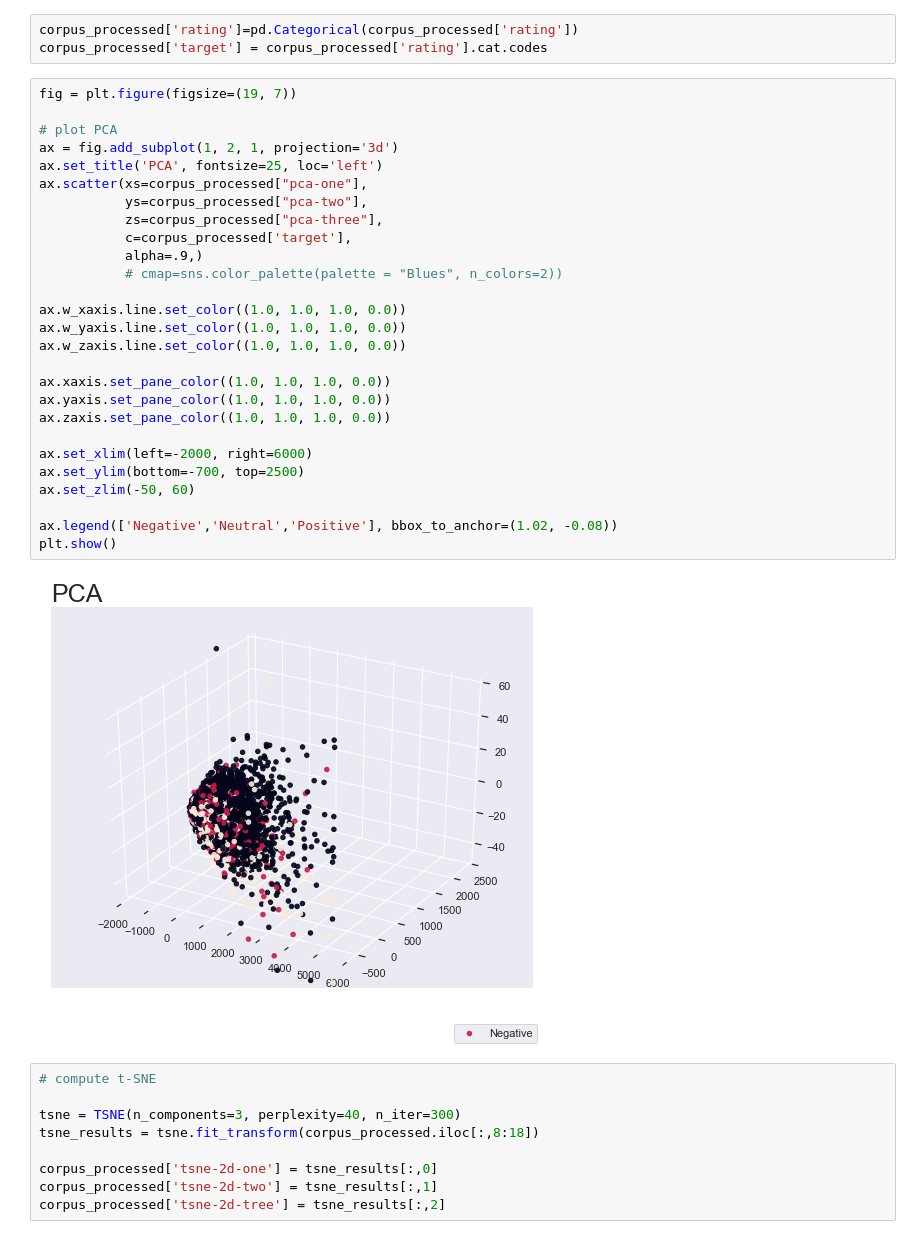
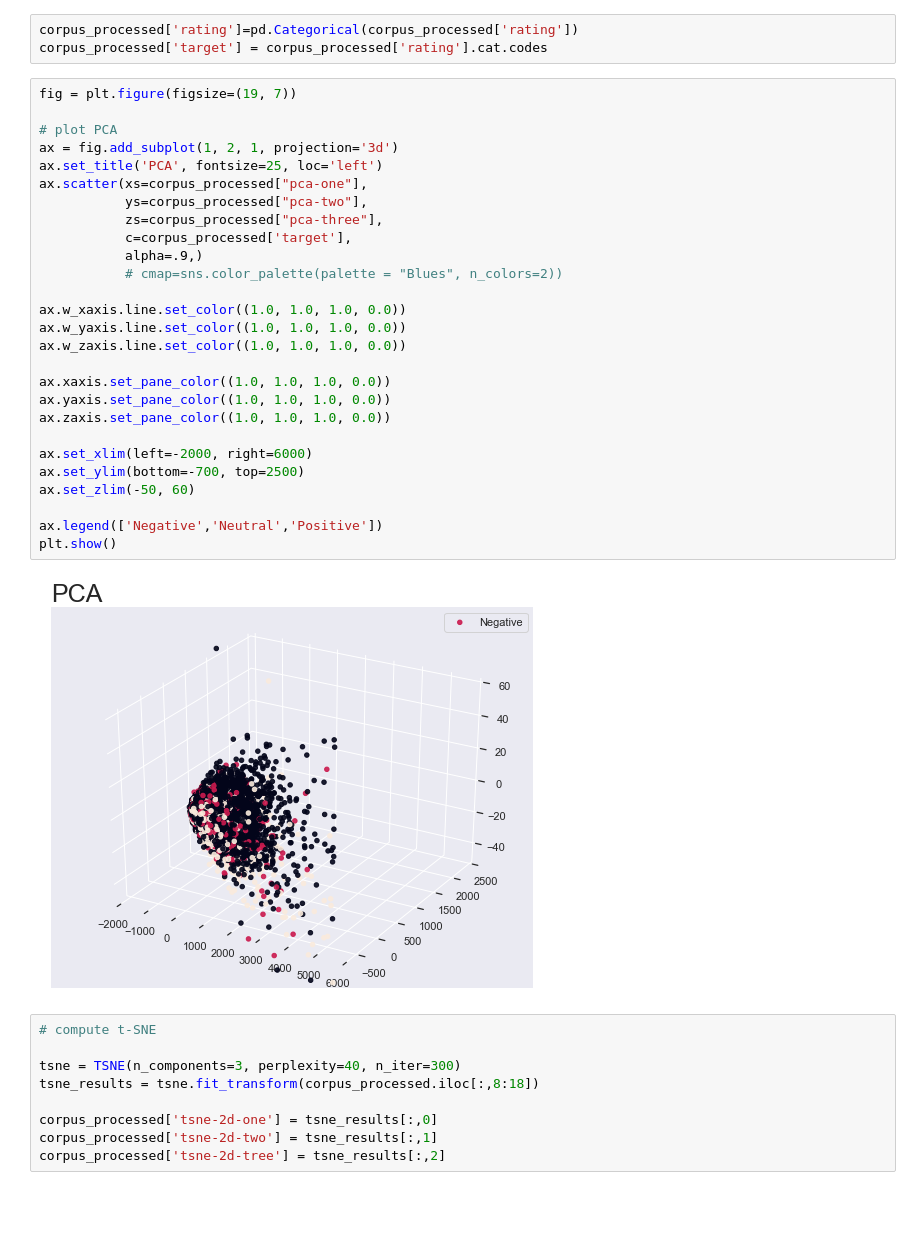
Before and after one commit to vanitoz/Reviews_Classification_System, a Jupyter notebook: modules/eda.ipynb, the cells around one changed output. Saved outputs shown, nothing was run; the diff lists cells and outputs as text; blank space fills up the shorter version.

```diff
--- a/modules/eda.ipynb
+++ b/modules/eda.ipynb
@@ -350,32 +351,32 @@ corpus_processed['target'] = corpus_processed['rating'].cat.codes
 # %%
 fig = plt.figure(figsize=(19, 7))
 
 # plot PCA
 ax = fig.add_subplot(1, 2, 1, projection='3d')
 ax.set_title('PCA', fontsize=25, loc='left')
 ax.scatter(xs=corpus_processed["pca-one"],
            ys=corpus_processed["pca-two"],
            zs=corpus_processed["pca-three"],
            c=corpus_processed['target'],
            alpha=.9,)
            # cmap=sns.color_palette(palette = "Blues", n_colors=2))
 
 ax.w_xaxis.line.set_color((1.0, 1.0, 1.0, 0.0))
 ax.w_yaxis.line.set_color((1.0, 1.0, 1.0, 0.0))
 ax.w_zaxis.line.set_color((1.0, 1.0, 1.0, 0.0))
 
 ax.xaxis.set_pane_color((1.0, 1.0, 1.0, 0.0))
 ax.yaxis.set_pane_color((1.0, 1.0, 1.0, 0.0))
 ax.zaxis.set_pane_color((1.0, 1.0, 1.0, 0.0))
 
 ax.set_xlim(left=-2000, right=6000)
 ax.set_ylim(bottom=-700, top=2500)
 ax.set_zlim(-50, 60)
 
-ax.legend(['Negative','Neutral','Positive'], bbox_to_anchor=(1.02, -0.08))
+ax.legend(['Negative','Neutral','Positive'])
 plt.show()
 # %% [output]
-[figure, old version]
+[figure, new version]
 # %%
 # compute t-SNE
 
```
Also changed, not shown: parts of 1 cell of this notebook, 2 other files.
